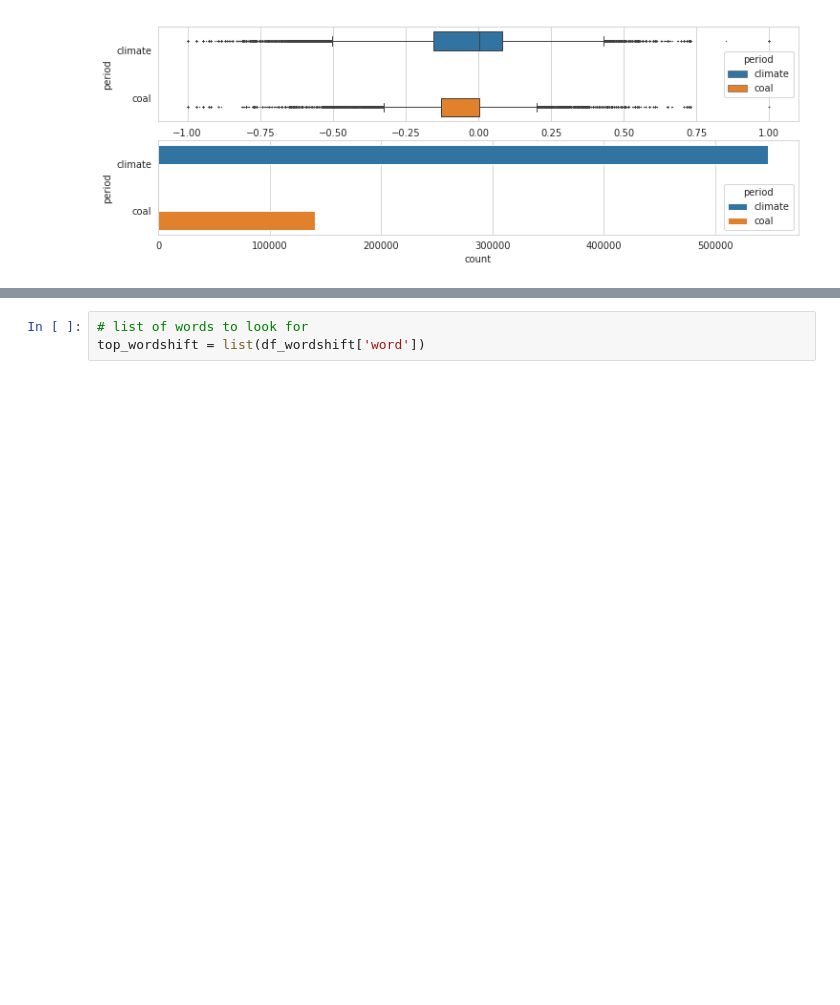
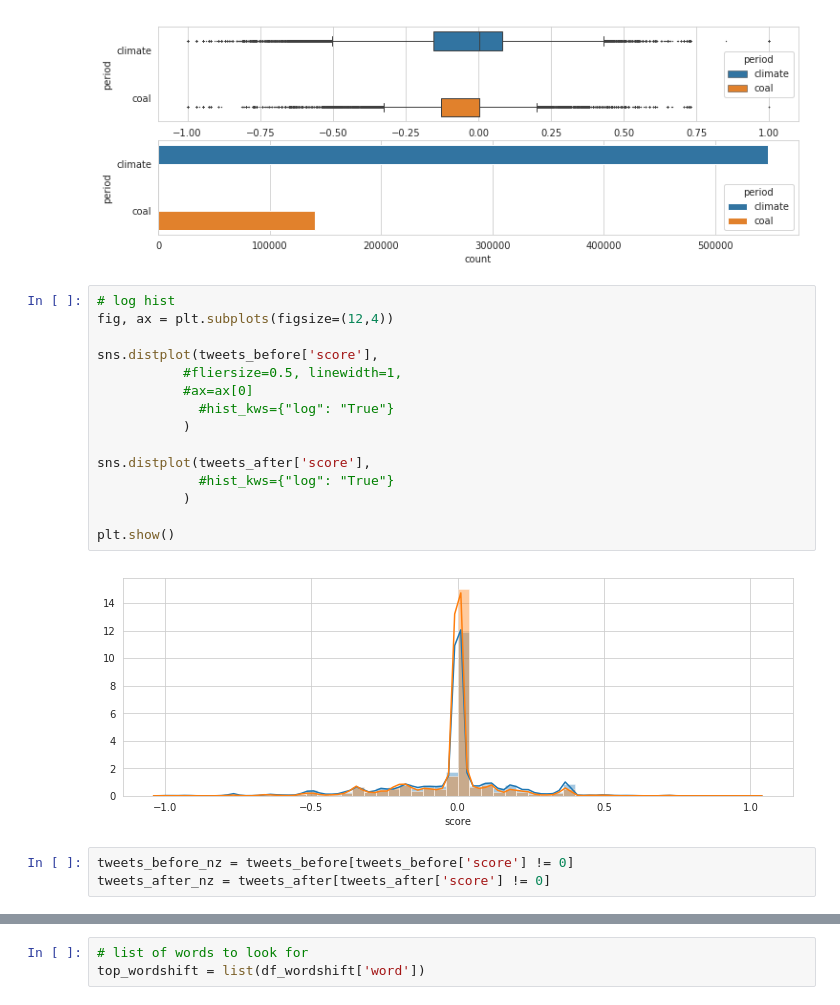
Before and after one commit to yuantinglee/twitter-discourse, a Jupyter notebook: analysis/word_shifts.ipynb, the cells around one changed output, grey strips where cells are left out. Cells and saved outputs as stored; diff of their text form; blank space fills up the shorter version.

Commit message:
add hists

```diff
--- a/analysis/word_shifts.ipynb
+++ b/analysis/word_shifts.ipynb
@@ -1287,3 +1291,23 @@ plt.show()
 #fig.savefig('plots/wordshift_coal_climate_stats_nonzero.png', dpi=300, bbox_inches='tight')
 # %% [output]
 [figure]
+# %%
+# log hist
+fig, ax = plt.subplots(figsize=(12,4))
+
+sns.distplot(tweets_before['score'],
+           #fliersize=0.5, linewidth=1,
+           #ax=ax[0]
+             #hist_kws={"log": "True"}
+           )
+
+sns.distplot(tweets_after['score'],
+             #hist_kws={"log": "True"}
+           )
+
+plt.show()
+# %% [output]
+[figure, added]
+# %%
+tweets_before_nz = tweets_before[tweets_before['score'] != 0]
+tweets_after_nz = tweets_after[tweets_after['score'] != 0]
```
Also changed, not shown: parts of 5 cells of this notebook.
